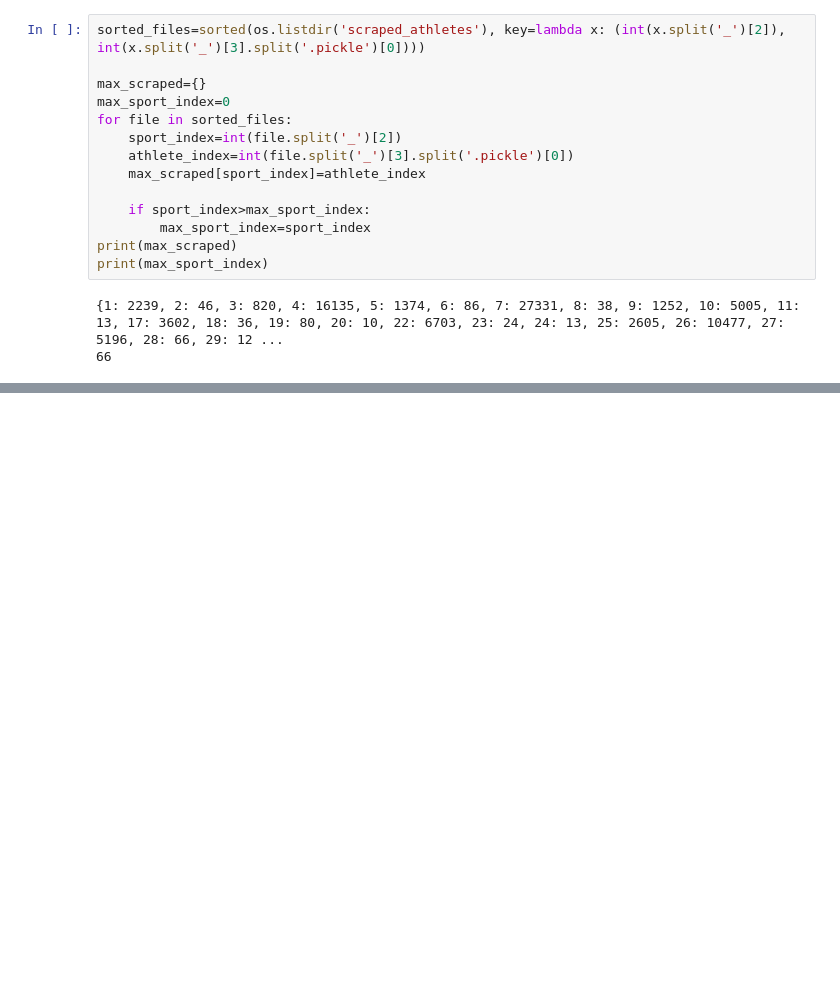
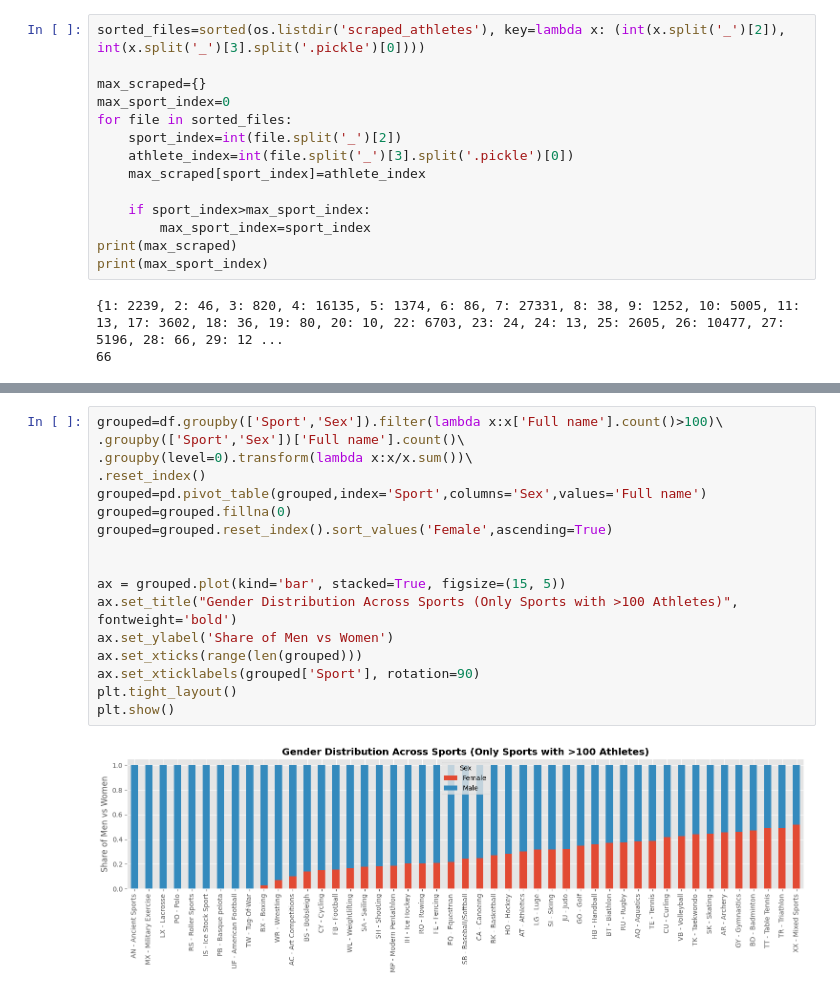
Before and after one commit to beridzeg45/Exploratory-Data-Analysis-with-Python, a Jupyter notebook: athletes.ipynb, the cells around one changed output, grey strips where cells are left out. Drawn from its saved outputs; the diff is of its cells as text; blank space fills up the shorter version.

```diff
--- a/athletes.ipynb
+++ b/athletes.ipynb
@@ -123,0 +255,19 @@ Sport: 84/84, Athlete: 497/497
+# %%
+grouped=df.groupby(['Sport','Sex']).filter(lambda x:x['Full name'].count()>100)\
+.groupby(['Sport','Sex'])['Full name'].count()\
+.groupby(level=0).transform(lambda x:x/x.sum())\
+.reset_index()
+grouped=pd.pivot_table(grouped,index='Sport',columns='Sex',values='Full name')
+grouped=grouped.fillna(0)
+grouped=grouped.reset_index().sort_values('Female',ascending=True)
+
+
+ax = grouped.plot(kind='bar', stacked=True, figsize=(15, 5))
+ax.set_title("Gender Distribution Across Sports (Only Sports with >100 Athletes)", fontweight='bold')
+ax.set_ylabel('Share of Men vs Women')
+ax.set_xticks(range(len(grouped)))
+ax.set_xticklabels(grouped['Sport'], rotation=90)
+plt.tight_layout()
+plt.show()
+# %% [output]
+[figure, added]
```
Also changed, not shown: parts of 29 cells of this notebook.
